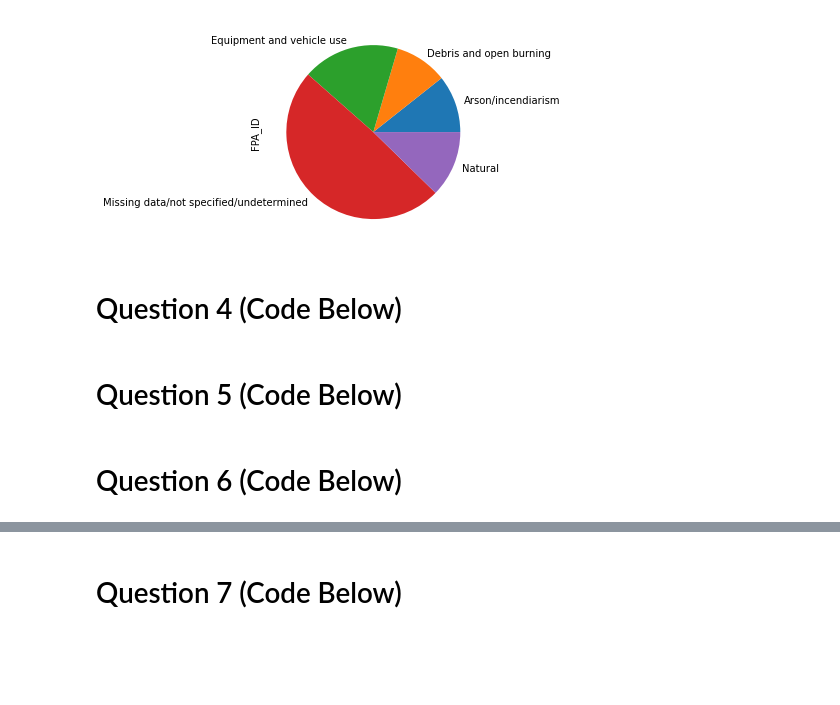
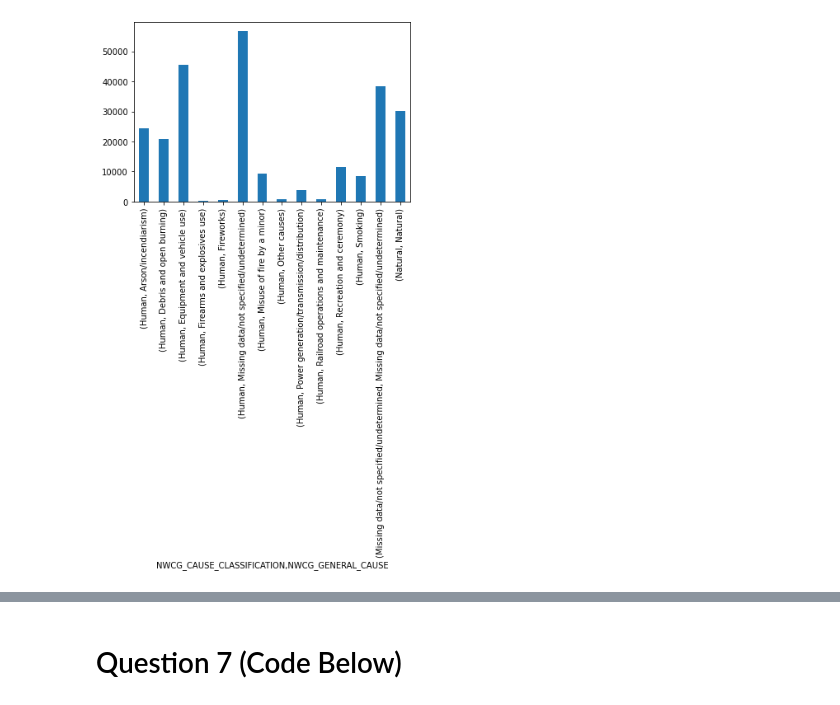
Before and after one commit to jakesb27/UCI_Project_1_GJW, a Jupyter notebook: California Fires.ipynb, the cells around one changed output, grey strips where cells are left out. Cells and saved outputs as stored; diff of their text form; code cells hidden in the pictures; blank space fills up the shorter version.

```diff
--- a/California Fires.ipynb
+++ b/California Fires.ipynb
@@ -4,7 +4,10 @@ import pandas as pd
 import matplotlib.pyplot as plt
 # %%
 # Import dataset into dataframe
-ca_fire_data = pd.read_csv('Resources/CA_Fires.csv', parse_dates=['DISCOVERY_DATE', 'CONT_DATE'], dtype={'FIRE_YEAR': str, 'LOCAL_INCIDENT_ID': str, 'FIRE_CODE': str, 'COUNTY': str})
+ca_fire_data = pd.read_csv('Resources/CA_Fires.csv', parse_dates=['DISCOVERY_DATE', 'CONT_DATE'], dtype={'FIRE_YEAR': 'int64', 'LOCAL_INCIDENT_ID': str, 'FIRE_CODE': str, 'COUNTY': str})
+ca_fire_data['duration'] = (ca_fire_data['CONT_DATE'] - ca_fire_data['DISCOVERY_DATE']).dt.days
+
+# Print columns and sample data
 print(ca_fire_data.columns)
-ca_fire_data.head()
+ca_fire_data
 # %% [output]
@@ -41,5 +92,6 @@ plt.show()
 # %%
-causes = ca_fire_data.groupby('NWCG_GENERAL_CAUSE').count()
-top_5_causes = causes.loc[causes['FPA_ID'] > 10000]['FPA_ID']
-top_5_causes
+causes = ca_fire_data.groupby(['NWCG_CAUSE_CLASSIFICATION', 'NWCG_GENERAL_CAUSE']).count()['FPA_ID']
+# top_5_causes = causes.loc[causes['FPA_ID'] > 10000]['FPA_ID']
+# top_5_causes
+causes
 # %% [output]
@@ -52,12 +113,6 @@ Natural                                    19681
 Name: FPA_ID, dtype: int64
 # %%
-top_5_causes.plot(kind='pie')
+causes.plot(kind='bar')
 plt.show()
 # %% [output]
-[figure, old version]
+[figure, new version]
-# %% [markdown]
-# Question 4 (Code Below)
-# %% [markdown]
-# Question 5 (Code Below)
-# %% [markdown]
-# Question 6 (Code Below)
```
Also changed, not shown: parts of 15 cells of this notebook, 1 other file.
